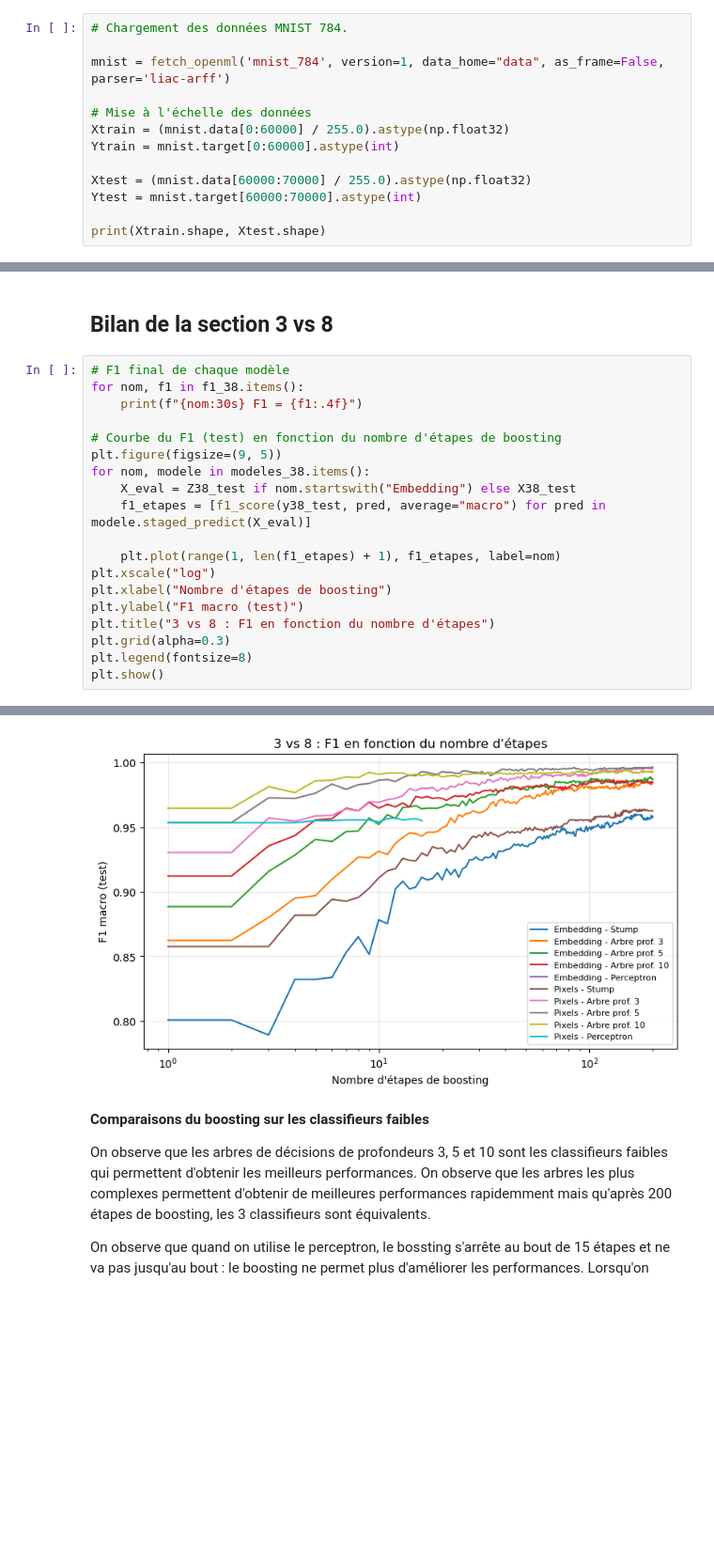
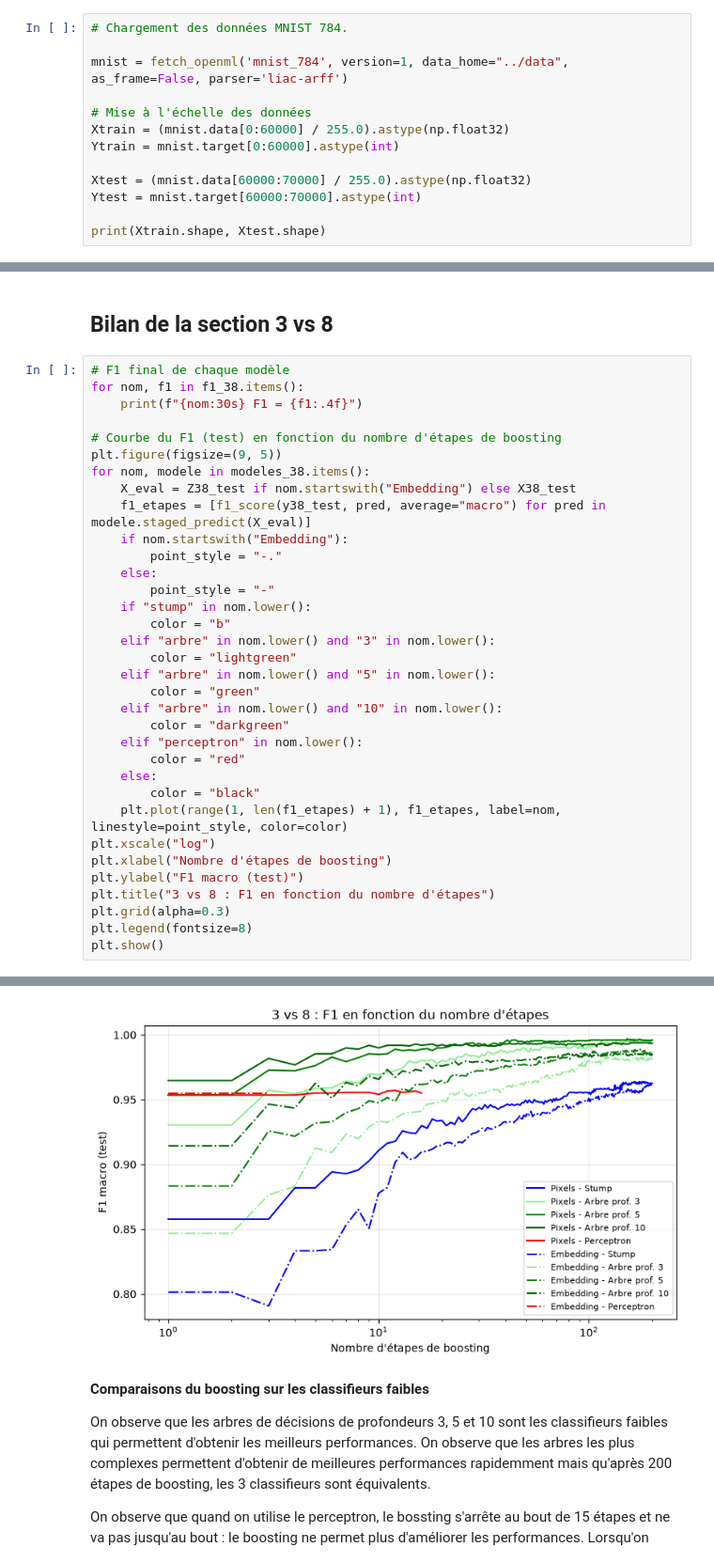
Before and after one commit to vidalaurelien83-hub/DM_vid_car_anne, a Jupyter notebook: classification chiffre à chiffre/notebook_presentation.ipynb, the cells around one changed output, grey strips where cells are left out. Shown at 94% size. Cells and saved outputs as stored; diff of their text form; blank space fills up the shorter version.

```diff
--- a/classification chiffre à chiffre/notebook_presentation.ipynb
+++ b/classification chiffre à chiffre/notebook_presentation.ipynb
@@ -45,7 +44,7 @@ random_seed = 1234
 # %%
 # Chargement des données MNIST 784.
 
-mnist = fetch_openml('mnist_784', version=1, data_home="data", as_frame=False, parser='liac-arff')
+mnist = fetch_openml('mnist_784', version=1, data_home="../data", as_frame=False, parser='liac-arff')
 
 # Mise à l'échelle des données
 Xtrain = (mnist.data[0:60000] / 255.0).astype(np.float32)
@@ -268,8 +267,23 @@ plt.figure(figsize=(9, 5))
 for nom, modele in modeles_38.items():
     X_eval = Z38_test if nom.startswith("Embedding") else X38_test
     f1_etapes = [f1_score(y38_test, pred, average="macro") for pred in modele.staged_predict(X_eval)]
-
-    plt.plot(range(1, len(f1_etapes) + 1), f1_etapes, label=nom)
+    if nom.startswith("Embedding"):
+        point_style = "-."
+    else:
+        point_style = "-"
+    if "stump" in nom.lower():
+        color = "b"
+    elif "arbre" in nom.lower() and "3" in nom.lower():
+        color = "lightgreen"
+    elif "arbre" in nom.lower() and "5" in nom.lower():
+        color = "green"
+    elif "arbre" in nom.lower() and "10" in nom.lower():
+        color = "darkgreen"
+    elif "perceptron" in nom.lower():
+        color = "red"
+    else:
+        color = "black"
+    plt.plot(range(1, len(f1_etapes) + 1), f1_etapes, label=nom, linestyle=point_style, color=color)
 plt.xscale("log")
 plt.xlabel("Nombre d'étapes de boosting")
 plt.ylabel("F1 macro (test)")
@@ -291,4 +305,4 @@ Pixels - Perceptron            F1 = 0.9551
-[figure, old version]
+[figure, new version]
 # %% [markdown]
 **Comparaisons du boosting sur les classifieurs faibles**
 
```
Also changed, not shown: parts of 15 cells of this notebook.
